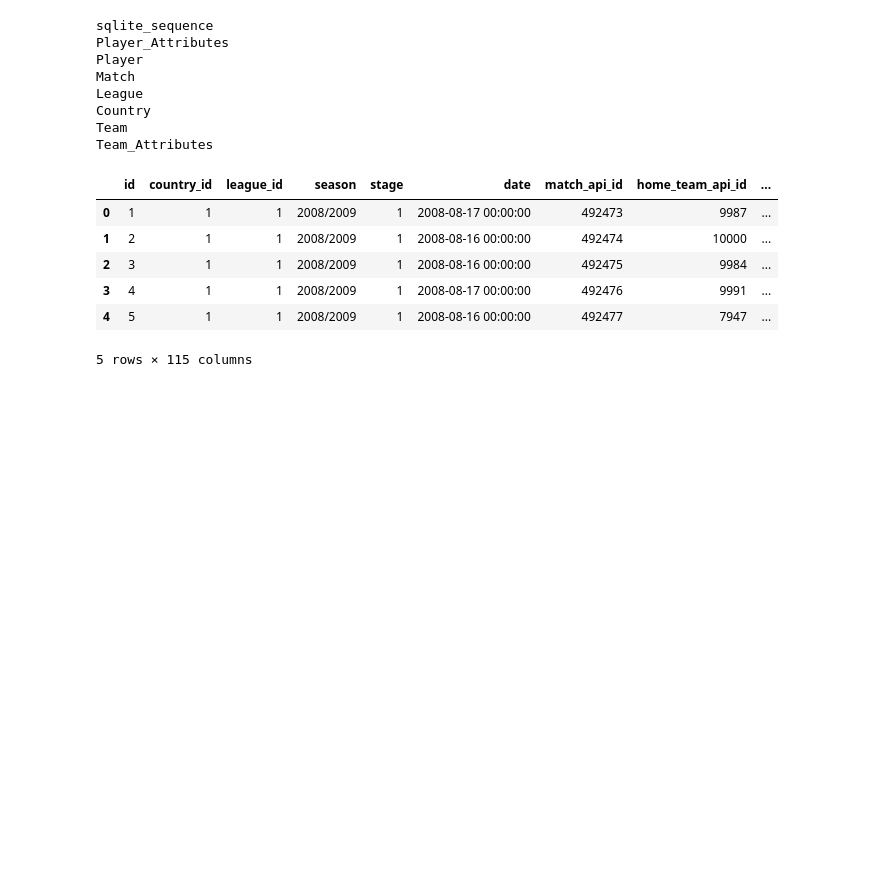
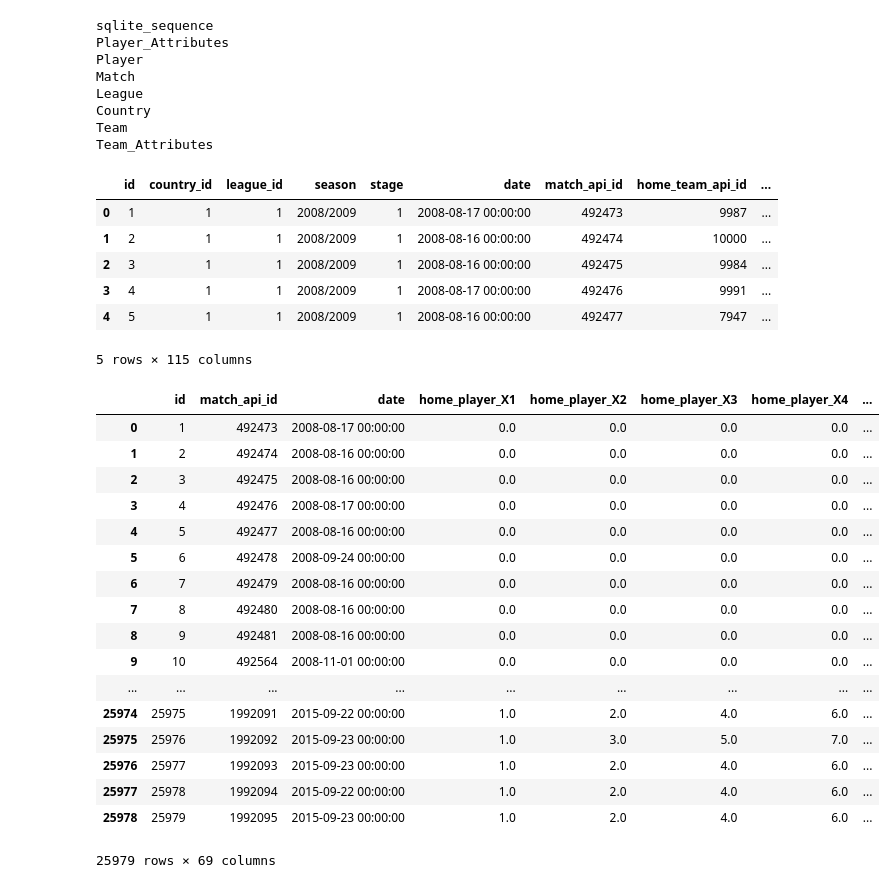
Before and after one commit to raymond2338/182-Project, a Jupyter notebook: Soccer_DataLoad.ipynb, the cells around one changed output. Saved outputs shown, nothing was run; the diff lists cells and outputs as text; code cells hidden in the pictures; blank space fills up the shorter version.

```diff
--- a/Soccer_DataLoad.ipynb
+++ b/Soccer_DataLoad.ipynb
@@ -40,3 +40,26 @@ match.head()
 | 3 | 4 | 1 | 1 | 2008/2009 | 1 | 2008-08-17 00:00:00 | 492476 | 9991 | ... |
 | 4 | 5 | 1 | 1 | 2008/2009 | 1 | 2008-08-16 00:00:00 | 492477 | 7947 | ... |
 5 rows × 115 columns
+# %%
+match_copy = match.copy()
+match_filtered = match_copy.loc[ : , ['id', 'match_api_id',"date","home_player_X1", "home_player_X2", "home_player_X3", "home_player_X4", "home_player_X5", "home_player_X6", "home_player_X7", "home_player_X8", "home_player_X9", "home_player_X10", "home_player_X11", "away_player_X1", "away_player_X2", "away_player_X3", "away_player_X4", "away_player_X5", "away_player_X6", "away_player_X7", "away_player_X8", "away_player_X9", "away_player_X10", "away_player_X11", "home_player_Y1", "home_player_Y2", "home_player_Y3", "home_player_Y4", "home_player_Y5", "home_player_Y6", "home_player_Y7", "home_player_Y8", "home_player_Y9", "home_player_Y10", "home_player_Y11", "away_player_Y1", "away_player_Y2", "away_player_Y3", "away_player_Y4", "away_player_Y5", "away_player_Y6", "away_player_Y7", "away_player_Y8", "away_player_Y9", "away_player_Y10", "away_player_Y11", "home_player_1", "home_player_2", "home_player_3", "home_player_4", "home_player_5", "home_player_6", "home_player_7", "home_player_8", "home_player_9", "home_player_10", "home_player_11", "away_player_1", "away_player_2", "away_player_3", "away_player_4", "away_player_5", "away_player_6", "away_player_7", "away_player_8", "away_player_9", "away_player_10", "away_player_11"]]
+match_filtered.fillna(0)
+# %% [output]
+|  | id | match_api_id | date | home_player_X1 | home_player_X2 | home_player_X3 | home_player_X4 | ... |
+| 0 | 1 | 492473 | 2008-08-17 00:00:00 | 0.0 | 0.0 | 0.0 | 0.0 | ... |
+| 1 | 2 | 492474 | 2008-08-16 00:00:00 | 0.0 | 0.0 | 0.0 | 0.0 | ... |
+| 2 | 3 | 492475 | 2008-08-16 00:00:00 | 0.0 | 0.0 | 0.0 | 0.0 | ... |
+| 3 | 4 | 492476 | 2008-08-17 00:00:00 | 0.0 | 0.0 | 0.0 | 0.0 | ... |
+| 4 | 5 | 492477 | 2008-08-16 00:00:00 | 0.0 | 0.0 | 0.0 | 0.0 | ... |
+| 5 | 6 | 492478 | 2008-09-24 00:00:00 | 0.0 | 0.0 | 0.0 | 0.0 | ... |
+| 6 | 7 | 492479 | 2008-08-16 00:00:00 | 0.0 | 0.0 | 0.0 | 0.0 | ... |
+| 7 | 8 | 492480 | 2008-08-16 00:00:00 | 0.0 | 0.0 | 0.0 | 0.0 | ... |
+| 8 | 9 | 492481 | 2008-08-16 00:00:00 | 0.0 | 0.0 | 0.0 | 0.0 | ... |
+| 9 | 10 | 492564 | 2008-11-01 00:00:00 | 0.0 | 0.0 | 0.0 | 0.0 | ... |
+| ... | ... | ... | ... | ... | ... | ... | ... | ... |
+| 25974 | 25975 | 1992091 | 2015-09-22 00:00:00 | 1.0 | 2.0 | 4.0 | 6.0 | ... |
+| 25975 | 25976 | 1992092 | 2015-09-23 00:00:00 | 1.0 | 3.0 | 5.0 | 7.0 | ... |
+| 25976 | 25977 | 1992093 | 2015-09-23 00:00:00 | 1.0 | 2.0 | 4.0 | 6.0 | ... |
+| 25977 | 25978 | 1992094 | 2015-09-22 00:00:00 | 1.0 | 2.0 | 4.0 | 6.0 | ... |
+| 25978 | 25979 | 1992095 | 2015-09-23 00:00:00 | 1.0 | 2.0 | 4.0 | 6.0 | ... |
+25979 rows × 69 columns
```
Also changed, not shown: 3 other files.
